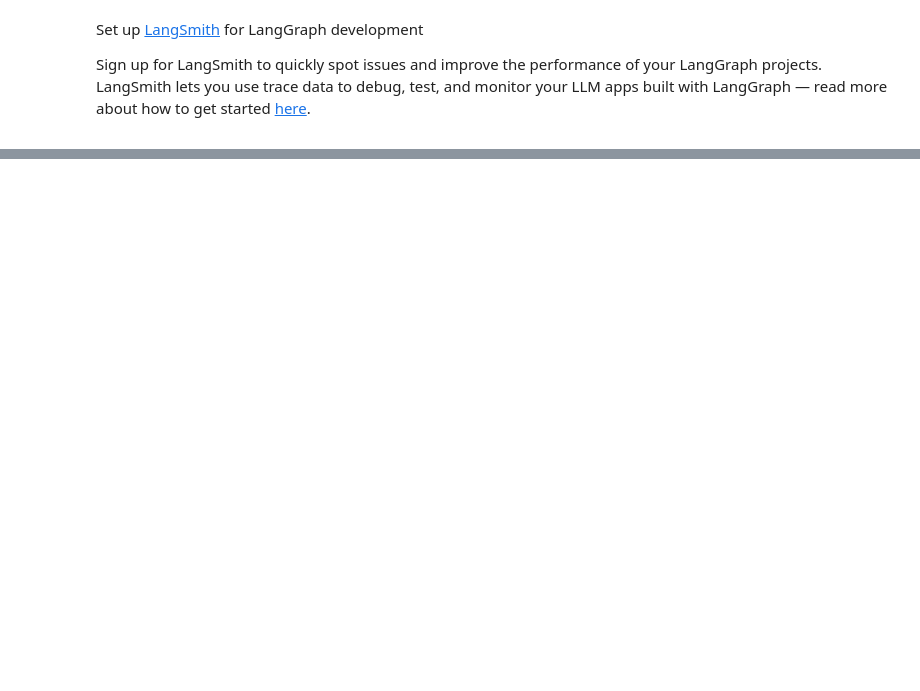
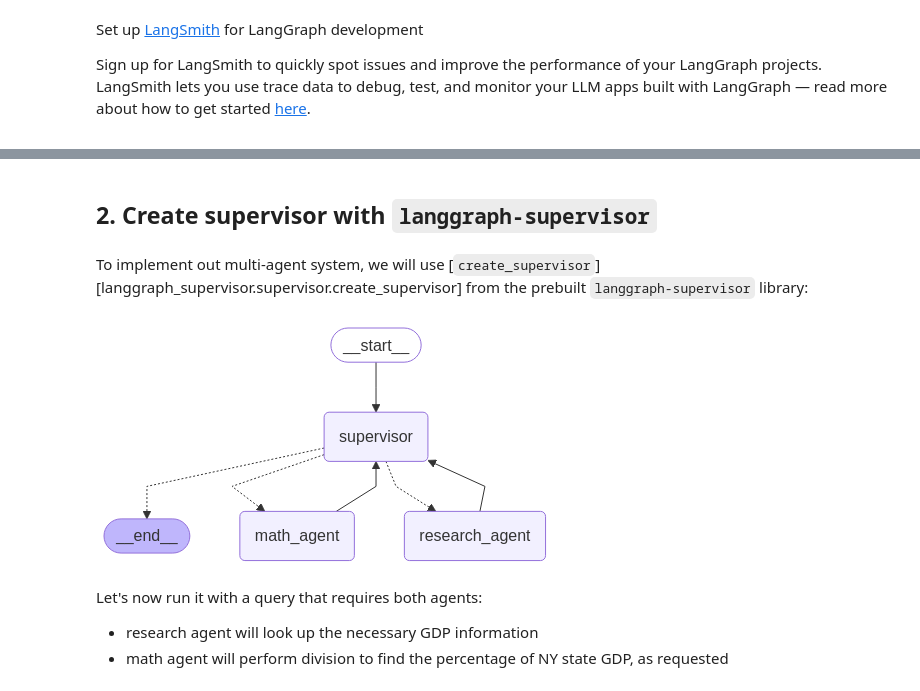
Before and after one commit to OHANA-WEB/langgraph, a Jupyter notebook: docs/docs/tutorials/multi_agent/agent_supervisor.ipynb, the cells around one changed output, grey strips where cells are left out. Saved outputs shown, nothing was run; the diff lists cells and outputs as text; code cells hidden in the pictures; blank space fills up the shorter version.

Commit message:
docs: update multi-agent supervisor tutorial to use handoffs (#4491)

```diff
--- a/docs/docs/tutorials/multi_agent/agent_supervisor.ipynb
+++ b/docs/docs/tutorials/multi_agent/agent_supervisor.ipynb
@@ -228,0 +51,7 @@ for s in graph.stream(
+# %%
+from langchain_tavily import TavilySearch
+
+web_search = TavilySearch(max_results=3)
+web_search_results = web_search.invoke("who is the mayor of NYC?")
+
+print(web_search_results["results"][0]["content"])
@@ -228,0 +62,15 @@ for s in graph.stream(
+# %%
+from langgraph.prebuilt import create_react_agent
+
+research_agent = create_react_agent(
+    model="openai:gpt-4.1",
+    tools=[web_search],
+    prompt=(
+        "You are a research agent.\n\n"
+        "INSTRUCTIONS:\n"
+        "- Assist ONLY with research-related tasks, DO NOT do any math\n"
+        "- After you're done with your tasks, respond to the supervisor directly\n"
+        "- Respond ONLY with the results of your work, do NOT include ANY other text."
+    ),
+    name="research_agent",
+)
@@ -228,0 +249,32 @@ for s in graph.stream(
+# %% [markdown]
+## 2. Create supervisor with `langgraph-supervisor`
+# %% [markdown]
+To implement out multi-agent system, we will use [`create_supervisor`][langgraph_supervisor.supervisor.create_supervisor] from the prebuilt `langgraph-supervisor` library:
+# %%
+from langgraph_supervisor import create_supervisor
+from langchain.chat_models import init_chat_model
+
+supervisor = create_supervisor(
+    model=init_chat_model("openai:gpt-4.1"),
+    agents=[research_agent, math_agent],
+    prompt=(
+        "You are a supervisor managing two agents:\n"
+        "- a research agent. Assign research-related tasks to this agent\n"
+        "- a math agent. Assign math-related tasks to this agent\n"
+        "Assign work to one agent at a time, do not call agents in parallel.\n"
+        "Do not do any work yourself."
+    ),
+    add_handoff_back_messages=True,
+    output_mode="full_history",
+).compile()
+# %%
+from IPython.display import display, Image
+
+display(Image(supervisor.get_graph().draw_mermaid_png()))
+# %% [output]
+[figure, added]
+# %% [markdown]
+Let's now run it with a query that requires both agents:
+
+* research agent will look up the necessary GDP information
+* math agent will perform division to find the percentage of NY state GDP, as requested
```
Also changed, not shown: parts of 52 cells of this notebook, 8 other files.
